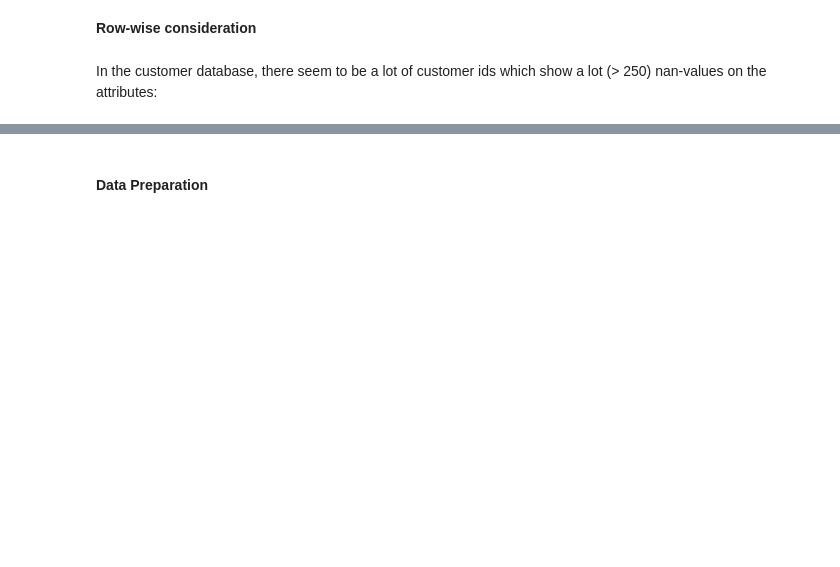
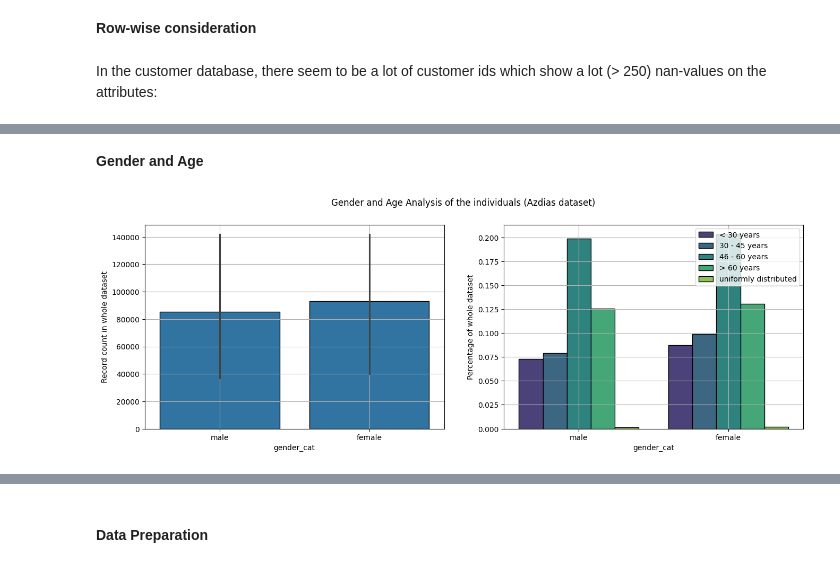
Before and after one commit to RobinWesselmann/Udacity_DataScientist_Class, a Jupyter notebook: 07_Project_Capstone_Arvato-Bertelsmann/Customer_Segmentation/customer_segmentation.ipynb, the cells around one changed output, grey strips where cells are left out. Saved outputs shown, nothing was run; the diff lists cells and outputs as text; code cells hidden in the pictures; blank space fills up the shorter version.

```diff
--- a/07_Project_Capstone_Arvato-Bertelsmann/Customer_Segmentation/customer_segmentation.ipynb
+++ b/07_Project_Capstone_Arvato-Bertelsmann/Customer_Segmentation/customer_segmentation.ipynb
@@ -396,0 +516,49 @@ Based on this analysis, in the data preparation part of the notebook, it is nece
+# %% [markdown]
+**Gender and Age**
+# %%
+def create_gender_age_info(df):
+    """Create a gender_age_info dataframe for further preprocessing
+
+    Args:
+        df (pandas.DataFrame): Input dataframe
+    Return:
+        gender_age_info (pandas.DataFrame): Output dataframe
+    """
+    gender_age_info = df.groupby(["ANREDE_KZ","ALTERSKATEGORIE_GROB"], as_index=False)["LNR"].count().rename({"LNR": "cnt"}, axis = 1)
+    gender_age_info["perc"] = gender_age_info["cnt"] / df.shape[0]
+
+    age_mapping = get_mapping("ALTERSKATEGORIE_GROB")
+    gender_mapping = get_mapping("ANREDE_KZ")
+
+    gender_age_info["Age_cat"] = gender_age_info["ALTERSKATEGORIE_GROB"].map(age_mapping)
+    gender_age_info["gender_cat"] = gender_age_info["ANREDE_KZ"].map(gender_mapping)
+
+    return gender_age_info
+
+def plot_gender_age_info(gender_age_info_, name = "no name provided"):
+    """Plot the gender_age_info DataFrame
+
+    Args:
+        gender_age_info_ (pandas.DataFrame): input dataframe generated via 'create_gender_age_info' fct
+        name (str): name of the dataset the gender_age_info has been created on
+    Returns:
+        None
+    """
+    fig, sub = plt.subplots(1,2,figsize=(16,5))
+
+    sns.barplot(x = gender_age_info_["gender_cat"], y = gender_age_info_["cnt"], ax = sub[0], edgecolor = "black")
+    sns.barplot(data = gender_age_info_, x = 'gender_cat', y = "perc", hue="Age_cat", edgecolor = "black", palette="viridis", ax=sub[1])
+
+    sub[0].set_ylabel("Record count in whole dataset")
+    sub[1].set_ylabel("Percentage of whole dataset")
+
+    [s.grid() for s in sub.flatten()]
+    sub[1].legend(loc='upper right')
+    fig.suptitle(f"Gender and Age Analysis of the individuals ({name})");
+# %%
+gender_age_info_azdias = create_gender_age_info(azdias)
+gender_age_info_customers = create_gender_age_info(customers)
+# %%
+plot_gender_age_info(gender_age_info_azdias, "Azdias dataset")
+# %% [output]
+[figure, added]
```
Also changed, not shown: parts of 117 cells of this notebook, 3 other files.
